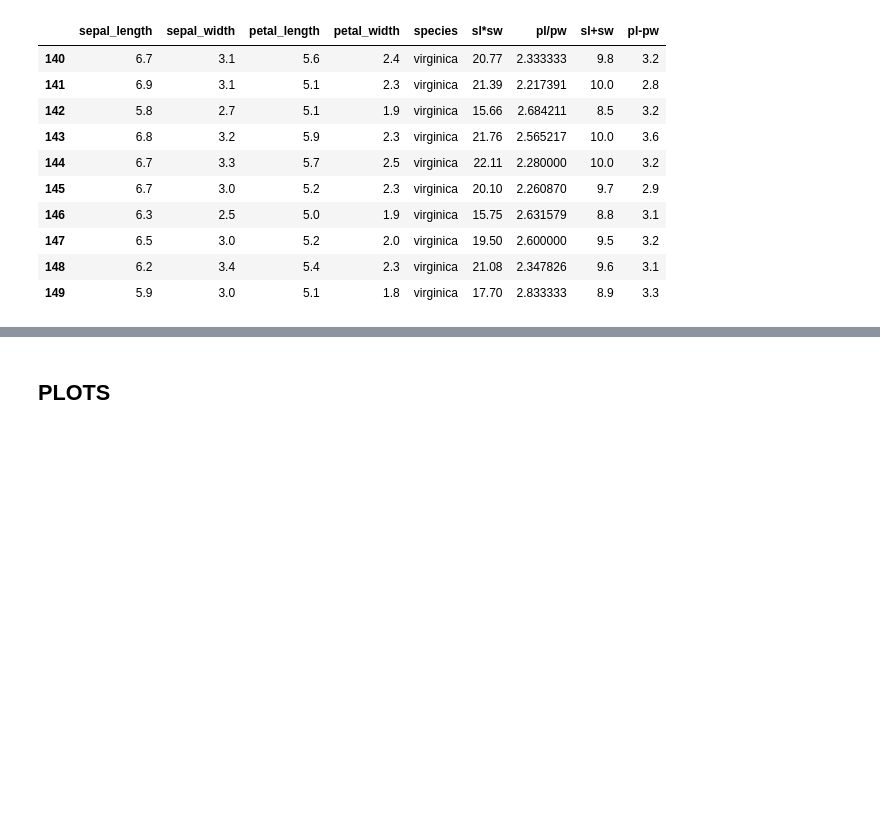
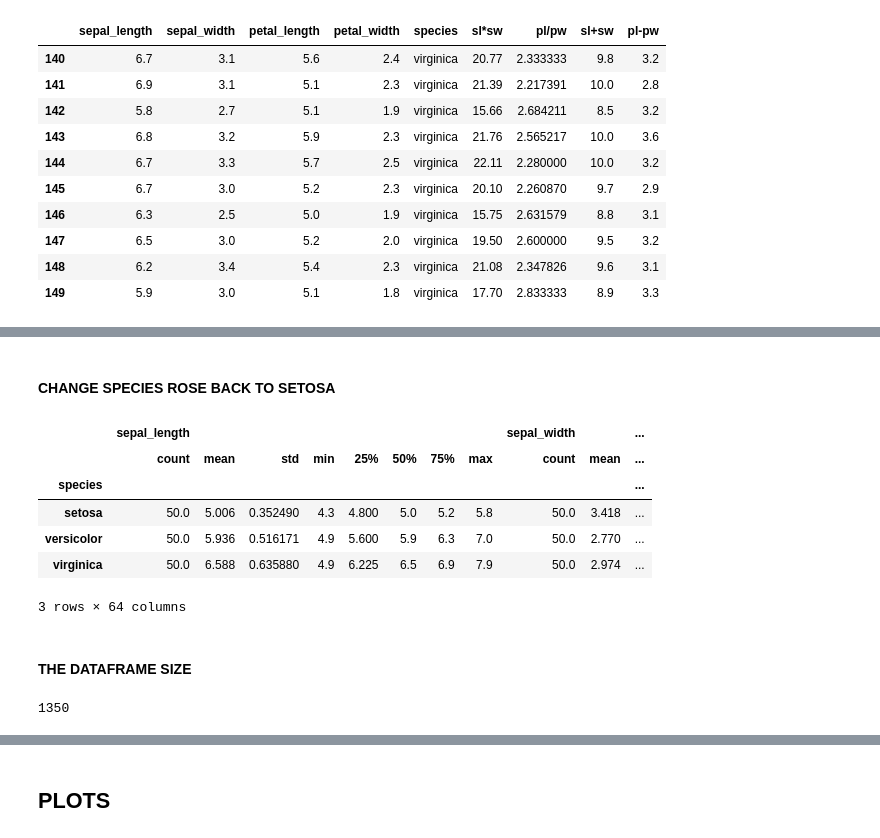
Before and after one commit to mickalleny2k/FUND_DATA, a Jupyter notebook: project.ipynb, the cells around one changed output, grey strips where cells are left out. Saved outputs shown, nothing was run; the diff lists cells and outputs as text; code cells hidden in the pictures; blank space fills up the shorter version.

Commit message:
Dataframe Loc, Size, Replace, Cross tabulation

```diff
--- a/project.ipynb
+++ b/project.ipynb
@@ -470,0 +488,5 @@ iris.iloc[140:150]
+# %%
+print(" REPLACE SETOSA WITH ROSE IN THE SPECIES COLUMN")
+#https://stackoverflow.com/questions/43772362/how-to-print-a-specific-row-of-a-pandas-dataframe
+iris.replace({'species':'setosa'}, {'species': 'rose'}, inplace=True, regex=True)
+print()
@@ -470,0 +501,27 @@ iris.iloc[140:150]
+# %% [markdown]
+#### CHANGE SPECIES ROSE BACK TO SETOSA
+# %%
+print(" CHANGE BACK TO SETOSA  : ")
+print(iris["species"].head(5))
+iris.replace({'species':'rose'}, {'species': 'setosa'}, inplace=True, regex=True)
+# %%
+iris.groupby('species').describe()
+# %% [output]
+|  | sepal_length |  |  |  |  |  |  |  | sepal_width |  | ... |
+|  | count | mean | std | min | 25% | 50% | 75% | max | count | mean | ... |
+| species |  |  |  |  |  |  |  |  |  |  | ... |
+| setosa | 50.0 | 5.006 | 0.352490 | 4.3 | 4.800 | 5.0 | 5.2 | 5.8 | 50.0 | 3.418 | ... |
+| versicolor | 50.0 | 5.936 | 0.516171 | 4.9 | 5.600 | 5.9 | 6.3 | 7.0 | 50.0 | 2.770 | ... |
+| virginica | 50.0 | 6.588 | 0.635880 | 4.9 | 6.225 | 6.5 | 6.9 | 7.9 | 50.0 | 2.974 | ... |
+3 rows × 64 columns
+# %% [markdown]
+#### THE DATAFRAME SIZE
+# %%
+print(" THE DATAFRAME SIZE : ")
+#The pandas size function did this for me.
+#https://pandas.pydata.org/docs/reference/api/pandas.DataFrame.size.html?highlight=size#pandas.DataFrame.size
+print(f"The dataframe size is {iris.size}")
+print()
+iris.size
+# %% [output]
+1350
```
Also changed, not shown: parts of 11 cells of this notebook, 2 other files.
